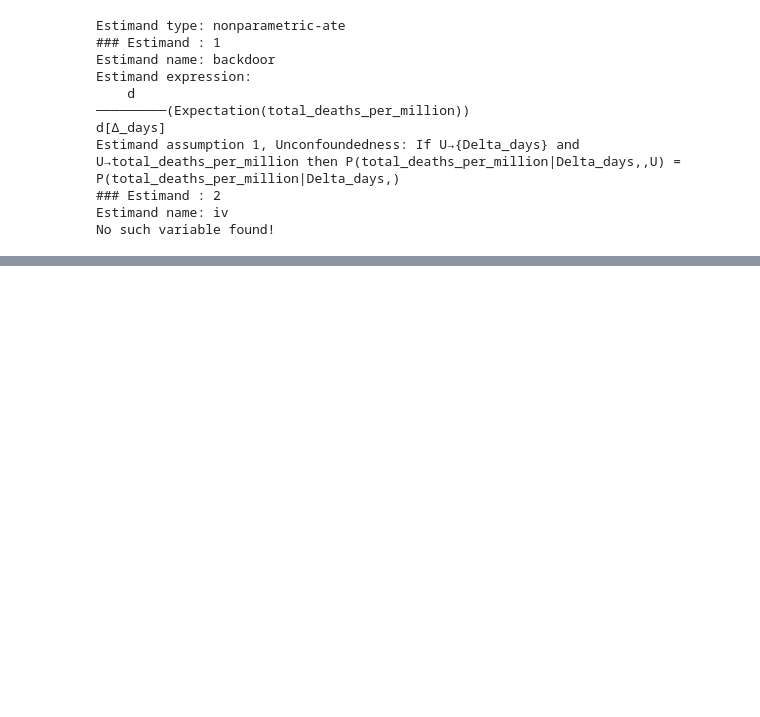
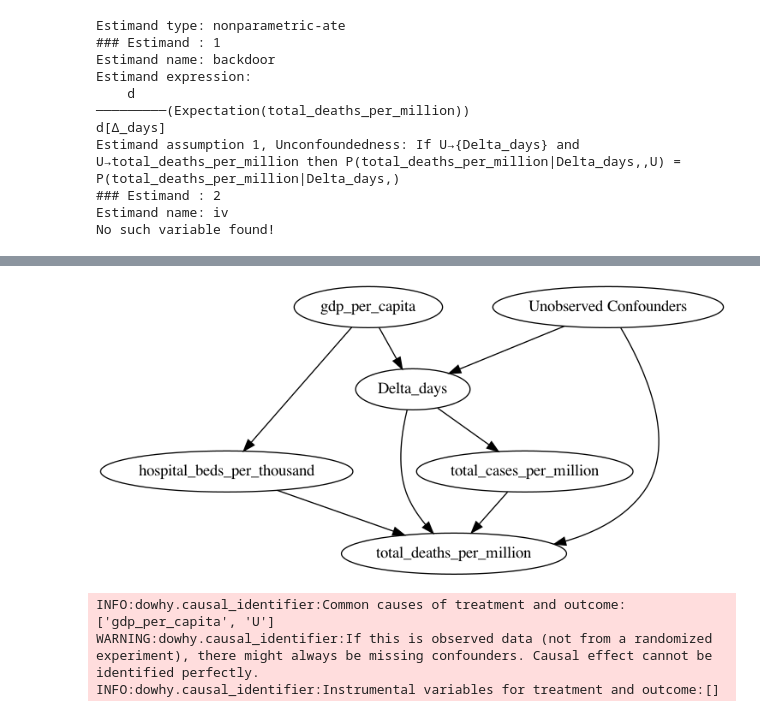
Before and after one commit to asmaaalaa99/casual_inference, a Jupyter notebook: Assignment_2/Casual_analysis_report.ipynb, the cells around one changed output, grey strips where cells are left out. Drawn from its saved outputs; the diff is of its cells as text; code cells hidden in the pictures; blank space fills up the shorter version.

```diff
--- a/Assignment_2/Casual_analysis_report.ipynb
+++ b/Assignment_2/Casual_analysis_report.ipynb
@@ -158,0 +251,7 @@ No such variable found!
+# %%
+full_data_clean =  pd.merge(full_data_data_2,
+                 all_countries,
+                 on='Country',
+                 how='right')
+# %%
+full_data_clean = full_data_clean.dropna()
@@ -158,0 +274,27 @@ No such variable found!
+# %%
+data = pd.DataFrame(data=
+                    {
+                     'total_deaths_per_million': full_data_clean['total_deaths_per_million'],
+                     'Delta_days': full_data_clean['Delta_days'],
+                     'gdp_per_capita': full_data_clean['gdp_per_capita'],
+                     'total_cases_per_million': full_data_clean['total_cases_per_million'],
+                     'hospital_beds_per_thousand': full_data_clean['hospital_beds_per_thousand']
+                     }
+                   )
+# %%
+model= dy.CausalModel(
+    data = data,
+    treatment = 'Delta_days',
+    outcome = 'total_deaths_per_million',
+    graph = """graph[directed 1 node[id "Delta_days" label "Delta_days"]
+                node[id "total_deaths_per_million" label "total_deaths_per_million"]
+                node[id "gdp_per_capita" label "gdp_per_capita"]
+                node[id "total_cases_per_million" label "total_cases_per_million"]
+                node[id "hospital_beds_per_thousand" label "hospital_beds_per_thousand"]
+                edge[source "Delta_days" target "total_deaths_per_million"]
+                edge[source "Delta_days" target "total_cases_per_million"]
+                edge[source "gdp_per_capita" target "hospital_beds_per_thousand"]
+                edge[source "hospital_beds_per_thousand" target "total_deaths_per_million"]
+                edge[source "total_cases_per_million" target "total_deaths_per_million"]
+                edge[source "gdp_per_capita" target "Delta_days"]]"""
+                )
@@ -159,3 +309,17 @@ No such variable found!
+# %%
+from IPython.display import Image, display
+
+model.view_model(layout="dot")
+
+display(Image(filename="causal_model.png"))
+# %% [output]
+[figure, added]
+# %%
+identified_estimand = model.identify_effect()
+# %% [output]
+INFO:dowhy.causal_identifier:Common causes of treatment and outcome:['gdp_per_capita', 'U']
+WARNING:dowhy.causal_identifier:If this is observed data (not from a randomized experiment), there might always be missing confounders. Causal effect cannot be identified perfectly.
+INFO:dowhy.causal_identifier:Instrumental variables for treatment and outcome:[]
 # %%
 estimate = model.estimate_effect(identified_estimand, method_name="backdoor.linear_regression")
 print(estimate)
```
Also changed, not shown: parts of 24 cells of this notebook, 2 other files.
